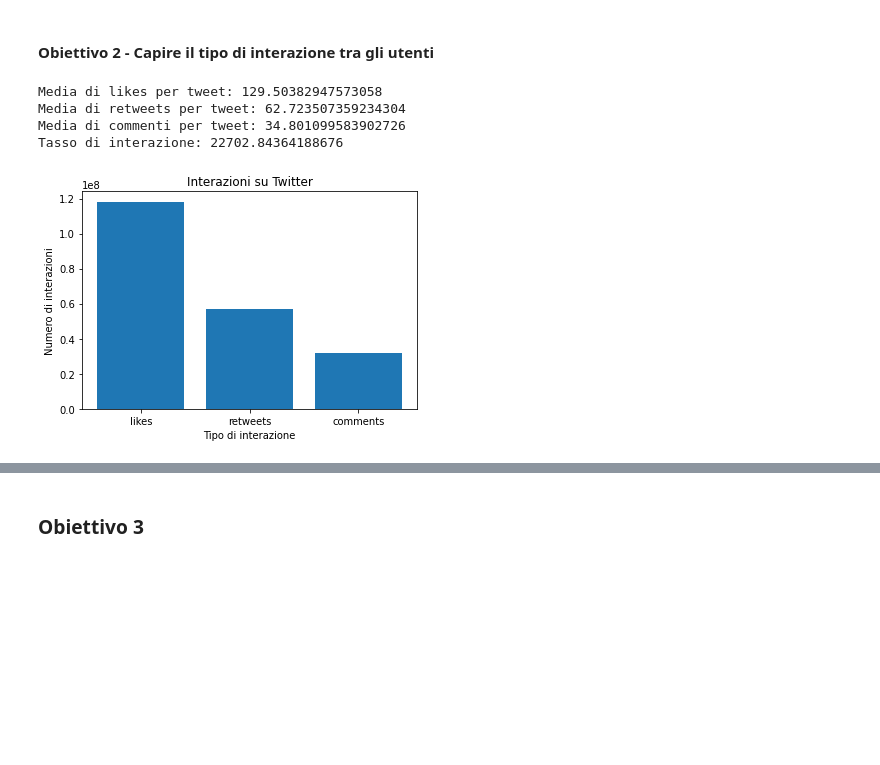
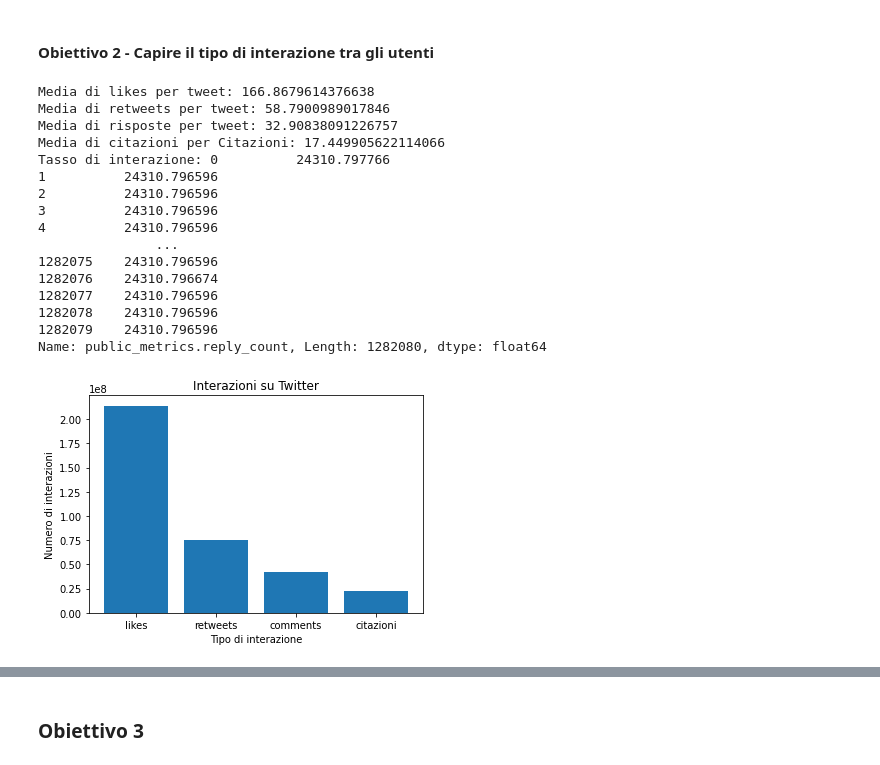
Before and after one commit to isabellamarasco/Blockchain_project, a Jupyter notebook: analysis.ipynb, the cells around one changed output, grey strips where cells are left out. Saved outputs shown, nothing was run; the diff lists cells and outputs as text; code cells hidden in the pictures; blank space fills up the shorter version.

```diff
--- a/analysis.ipynb
+++ b/analysis.ipynb
@@ -58,6 +58,29 @@ continent_mapping = {
 inverted_mapping = {code: continent for continent, codes in continent_mapping.items() for code in codes}
 df['Continent'] = df['geo.country_code'].map(inverted_mapping)
 grouped = df.groupby('Continent')
+# %%
+continent_mapping = {
+    'Africa': ['NG', 'ZA', 'EG', 'KE', 'DZ', 'MA', 'ET', 'TZ', 'GH', 'AO',
+               'CI', 'CM', 'TN', 'UG', 'MZ', 'SN', 'MG', 'ZM', 'SD', 'ZW',
+               'NA', 'MW', 'BW', 'ML', 'MR'],
+    'Asia': ['CN', 'IN', 'ID', 'PK', 'BD', 'JP', 'PH', 'VN', 'TR', 'IR',
+             'TH', 'MM', 'KR', 'IQ', 'AF', 'SA', 'UZ', 'YE', 'NP', 'MY',
+             'LK', 'KP', 'KZ', 'SY', 'KH'],
+    'Europe': ['RU', 'DE', 'GB', 'FR', 'IT', 'ES', 'UA', 'PL', 'RO',
+               'NL', 'BE', 'GR', 'PT', 'CZ', 'HU', 'SE', 'BY', 'AT',
+               'CH', 'BG', 'RS', 'DK', 'FI', 'SK', 'NO'],
+    'North America': ['US', 'CA', 'MX', 'CU', 'HT', 'DO', 'JM', 'HN',
+                      'SV', 'CR', 'NI', 'PA', 'GT', 'BS', 'TT', 'BZ',
+                      'BB', 'HT', 'KN', 'AG', 'DM', 'LC', 'VC', 'GD'],
+    'Oceania': ['AU', 'PG', 'NZ', 'FJ', 'SB', 'WS', 'FM', 'VU', 'KI',
+                'TO', 'PW', 'MH', 'NR', 'TV', 'NU', 'CK', 'KI', 'AS',
+                'TK', 'WF', 'PN', 'PF', 'GU', 'NR', 'TV'],
+    'South America': ['BR', 'AR', 'CO', 'PE', 'VE', 'CL', 'EC', 'BO',
+                      'GY', 'PY', 'UY', 'SR', 'GF']
+}
+inverted_mapping = {code: continent for continent, codes in continent_mapping.items() for code in codes}
+df['Continent'] = df['geo.country_code'].map(inverted_mapping)
+grouped = df.groupby('Continent')
 # %%
 #sum of likes, replies and retweets for every country in the continent
 def plot_continent_sum(df, grouped):
@@ -376,37 +407,51 @@ plot_daily_trends(df_4)
 # %% [markdown]
 #### Obiettivo 2 - Capire il tipo di interazione tra gli utenti
 # %%
-df_means = df[['public_metrics.like_count', 'public_metrics.reply_count', 'public_metrics.retweet_count']]
+df_means = df[['public_metrics.like_count', 'public_metrics.reply_count', 'public_metrics.retweet_count', 'public_metrics.quote_count']]
 # calcola la media delle interazioni per tweet
 mean_likes = df_means['public_metrics.like_count'].mean()
 mean_retweets = df_means['public_metrics.retweet_count'].mean()
 mean_comments = df_means['public_metrics.reply_count'].mean()
+mean_quotes = df_means['public_metrics.quote_count'].mean()
 
 # calcola il tasso di interazione
 total_tweets = len(df_means.index)
-total_interactions = df_means['public_metrics.like_count'].sum() + df_means['public_metrics.retweet_count'].sum() + df_means['public_metrics.reply_count'].sum()
+total_interactions = df_means['public_metrics.like_count'].sum() + df_means['public_metrics.retweet_count'].sum() + df_means['public_metrics.reply_count'] + df_means['public_metrics.quote_count'].sum()
 interaction_rate = total_interactions / total_tweets * 100
 
 # stampa le metriche
 print("Media di likes per tweet:", mean_likes)
 print("Media di retweets per tweet:", mean_retweets)
-print("Media di commenti per tweet:", mean_comments)
+print("Media di risposte per tweet:", mean_comments)
+print("Media di citazioni per Citazioni:", mean_quotes)
 print("Tasso di interazione:", interaction_rate)
 
 # crea un grafico a barre delle interazioni per tweet
-interactions = ['likes', 'retweets', 'comments']
-values = [df_means['public_metrics.like_count'].sum(), df_means['public_metrics.retweet_count'].sum(), df_means['public_metrics.reply_count'].sum()]
+interactions = ['likes', 'retweets', 'comments', 'citazioni']
+values = [df_means['public_metrics.like_count'].sum(), df_means['public_metrics.retweet_count'].sum(), df_means['public_metrics.reply_count'].sum(), df_means['public_metrics.quote_count'].sum()]
 plt.bar(interactions, values)
 plt.xlabel("Tipo di interazione")
 plt.ylabel("Numero di interazioni")
 plt.title("Interazioni su Twitter")
 plt.show()
 # %% [output]
-Media di likes per tweet: 129.50382947573058
-Media di retweets per tweet: 62.723507359234304
-Media di commenti per tweet: 34.801099583902726
-Tasso di interazione: 22702.84364188676
+Media di likes per tweet: 166.8679614376638
+Media di retweets per tweet: 58.7900989017846
+Media di risposte per tweet: 32.90838091226757
+Media di citazioni per Citazioni: 17.449905622114066
+Tasso di interazione: 0          24310.797766
+1          24310.796596
+2          24310.796596
+3          24310.796596
+4          24310.796596
+               ...
+1282075    24310.796596
+1282076    24310.796674
+1282077    24310.796596
+1282078    24310.796596
+1282079    24310.796596
+Name: public_metrics.reply_count, Length: 1282080, dtype: float64
-[figure, old version]
+[figure, new version]
 # %%
 # Calcola il numero di commenti, like e retweet per ogni tweet
 comment_counts = df['public_metrics.reply_count'].sum()
```
Also changed, not shown: parts of 32 cells of this notebook, 1 other file.
